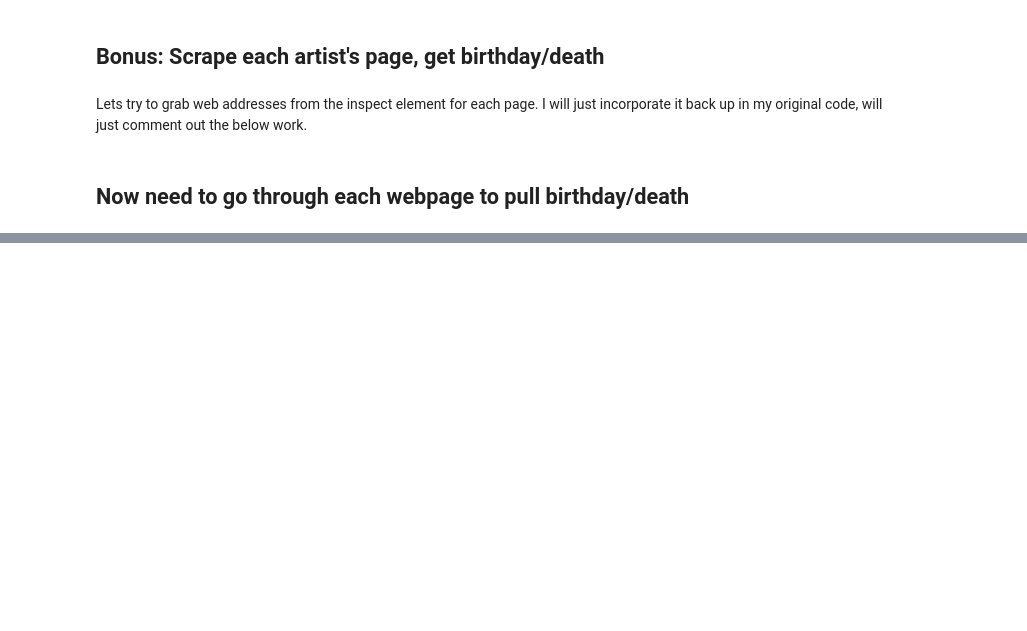
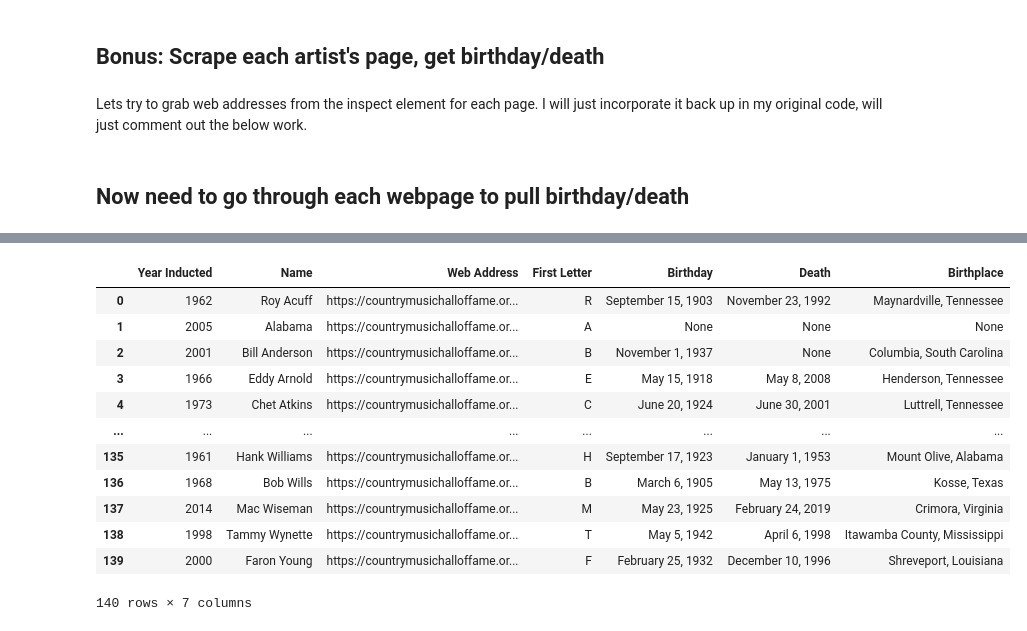
Before and after one commit to tye642/web_scraping_country_music_hof, a Jupyter notebook: notebook/hall_of_fame_webscrape.ipynb, the cells around one changed output, grey strips where cells are left out. Drawn from its saved outputs; the diff is of its cells as text; code cells hidden in the pictures; blank space fills up the shorter version.

```diff
--- a/notebook/hall_of_fame_webscrape.ipynb
+++ b/notebook/hall_of_fame_webscrape.ipynb
@@ -320,0 +355,3 @@ Lets try to grab web addresses from the inspect element for each page. I will ju
+# %%
+new = bd_df["Birthday - Death"].str.split(" - ", n = 1, expand = True) # Splitting the Birthday/Death into 2 columns using " - " as the delimiter
+new
@@ -320,0 +372,3 @@ Lets try to grab web addresses from the inspect element for each page. I will ju
+# %%
+new.columns = ['Birthday', 'Death'] # Rename columns
+new
@@ -320,0 +389,9 @@ Lets try to grab web addresses from the inspect element for each page. I will ju
+# %%
+# Cleaning, replacing some words
+new_b = new.Birthday.str.replace('Birth: ', '')
+new_d = new.Death.str.replace('Death: ','')
+new_p = bd_df.Birthplace.str.replace('Birthplace: ', '')
+# %%
+v = {'Birthday': new_b, 'Death': new_d, 'Birthplace': new_p}
+bdp_df = pd.DataFrame(v)
+bdp_df # New df
@@ -320,0 +412,17 @@ Lets try to grab web addresses from the inspect element for each page. I will ju
+# %%
+final_hof = pd.concat([hof_df, bdp_df], axis=1, join='inner') # Adding df together
+final_hof
+# %% [output]
+|  | Year Inducted | Name | Web Address | First Letter | Birthday | Death | Birthplace |
+| 0 | 1962 | Roy Acuff | https://countrymusichalloffame.or... | R | September 15, 1903 | November 23, 1992 | Maynardville, Tennessee |
+| 1 | 2005 | Alabama | https://countrymusichalloffame.or... | A | None | None | None |
+| 2 | 2001 | Bill Anderson | https://countrymusichalloffame.or... | B | November 1, 1937 | None | Columbia, South Carolina |
+| 3 | 1966 | Eddy Arnold | https://countrymusichalloffame.or... | E | May 15, 1918 | May 8, 2008 | Henderson, Tennessee |
+| 4 | 1973 | Chet Atkins | https://countrymusichalloffame.or... | C | June 20, 1924 | June 30, 2001 | Luttrell, Tennessee |
+| ... | ... | ... | ... | ... | ... | ... | ... |
+| 135 | 1961 | Hank Williams | https://countrymusichalloffame.or... | H | September 17, 1923 | January 1, 1953 | Mount Olive, Alabama |
+| 136 | 1968 | Bob Wills | https://countrymusichalloffame.or... | B | March 6, 1905 | May 13, 1975 | Kosse, Texas |
+| 137 | 2014 | Mac Wiseman | https://countrymusichalloffame.or... | M | May 23, 1925 | February 24, 2019 | Crimora, Virginia |
+| 138 | 1998 | Tammy Wynette | https://countrymusichalloffame.or... | T | May 5, 1942 | April 6, 1998 | Itawamba County, Mississippi |
+| 139 | 2000 | Faron Young | https://countrymusichalloffame.or... | F | February 25, 1932 | December 10, 1996 | Shreveport, Louisiana |
+140 rows × 7 columns
```
Also changed, not shown: parts of 6 cells of this notebook.
